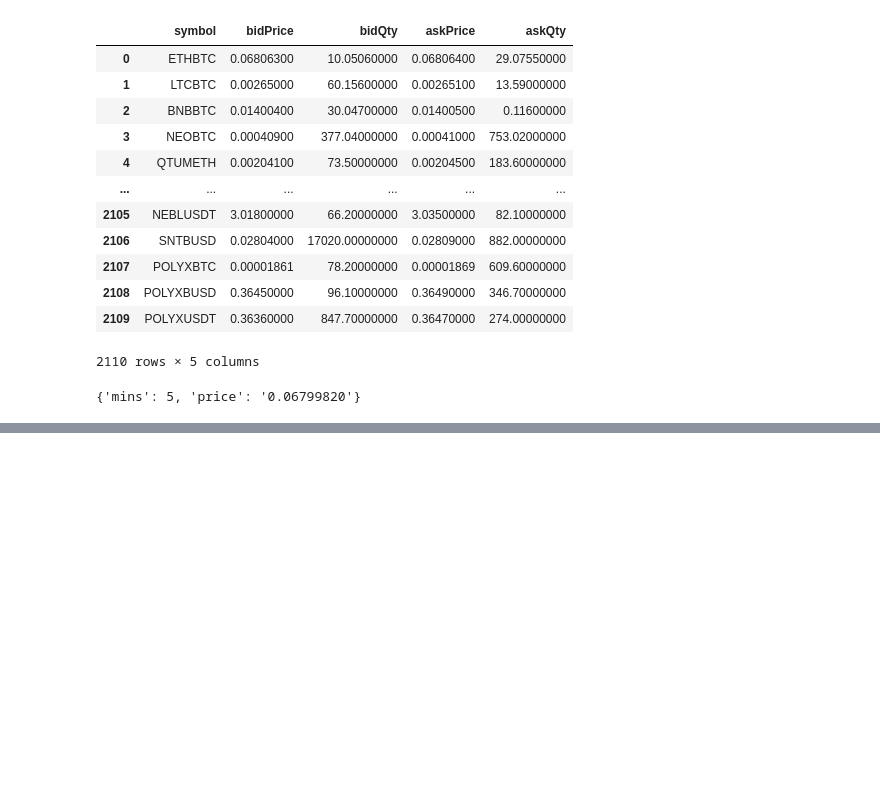
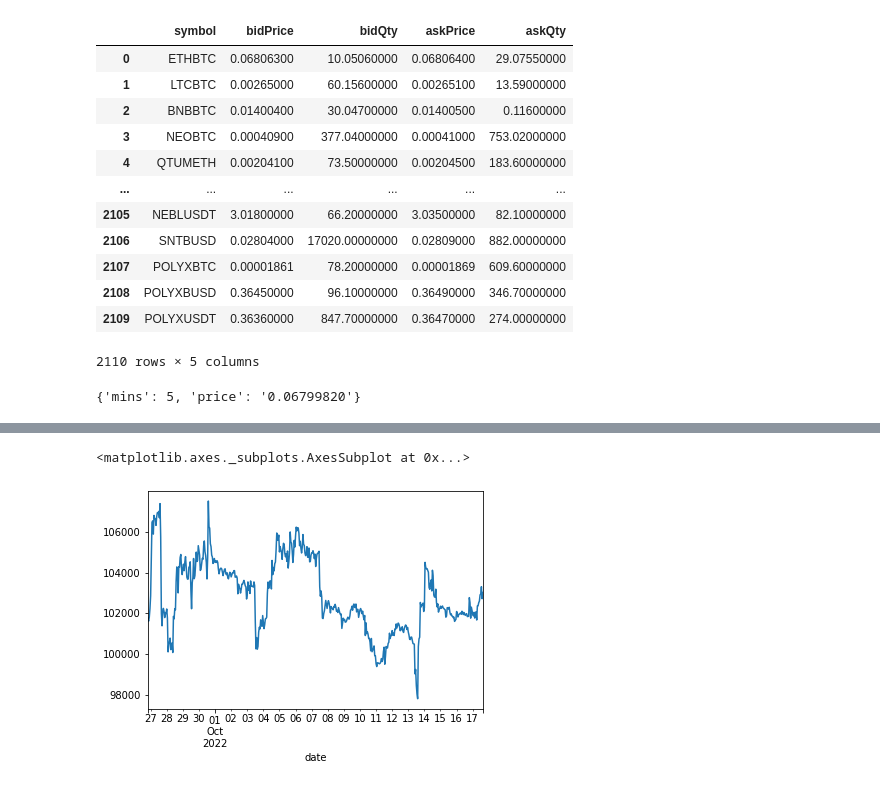
Before and after one commit to rcgrangeiro/MonitoRAR, a Jupyter notebook: Screening.ipynb, the cells around one changed output, grey strips where cells are left out. Saved outputs shown, nothing was run; the diff lists cells and outputs as text; code cells hidden in the pictures; blank space fills up the shorter version.

```diff
--- a/Screening.ipynb
+++ b/Screening.ipynb
@@ -118,0 +143,8 @@ btcbrl = client.get_klines(symbol = 'BTCBRL', interval = client.KLINE_INTERVAL_1
+# %%
+btc_df = pd.DataFrame(btcbrl, columns = ['date', 'open', 'high', 'low', 'close', 'volume', 'close_time', 'asset_volume', 'n of trades', 'asset_column', 'taker_buy', 'based_asset_volume'])
+# %%
+btc_df.set_index('date', inplace = True)
+
+btc_df.index = pd.to_datetime(btc_df.index, unit = 'ms')
+
+btc_df.head()
@@ -118,0 +178,10 @@ btcbrl = client.get_klines(symbol = 'BTCBRL', interval = client.KLINE_INTERVAL_1
+# %%
+btc_df['open'] = pd.to_numeric(btc_df['open'])
+btc_df['high'] = pd.to_numeric(btc_df['high'])
+btc_df['low'] = pd.to_numeric(btc_df['low'])
+btc_df['close'] = pd.to_numeric(btc_df['close'])
+# %%
+btc_df.close.plot()
+# %% [output]
+<matplotlib.axes._subplots.AxesSubplot at 0x...>
+[figure, added]
```
Also changed, not shown: parts of 21 cells of this notebook.
